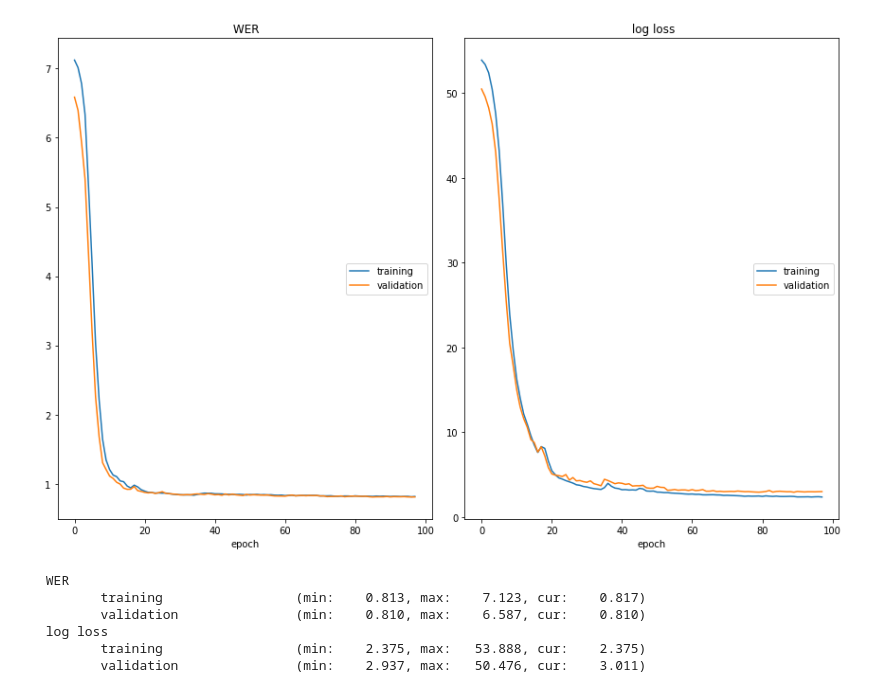
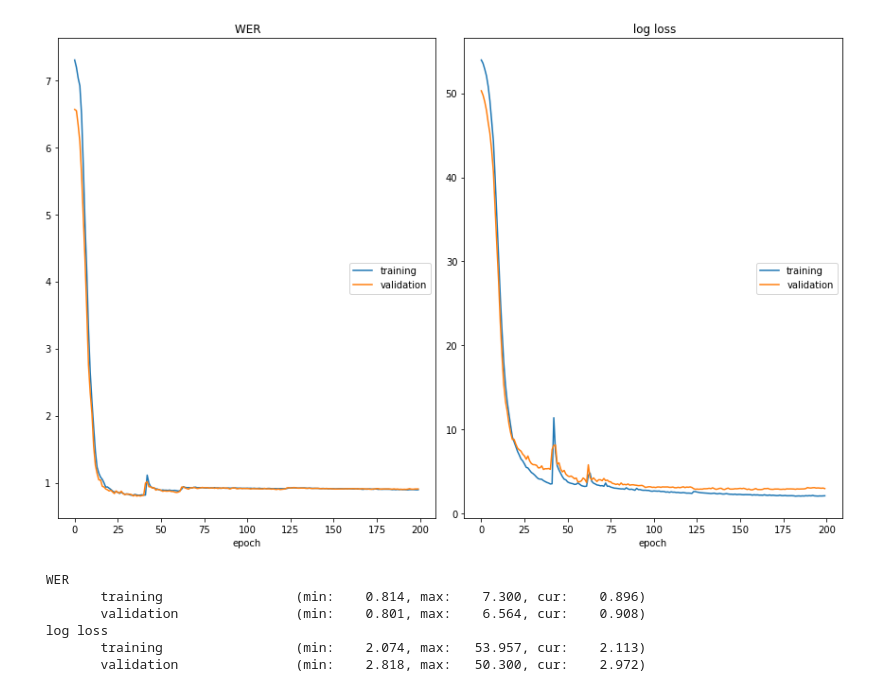
Before and after one commit to discort/chord-recognition, a Jupyter notebook: experiments/experiment6_3.ipynb, the cells around one changed output. Drawn from its saved outputs; the diff is of its cells as text; code cells hidden in the pictures.

```diff
--- a/experiments/experiment6_3.ipynb
+++ b/experiments/experiment6_3.ipynb
@@ -104,41 +104,41 @@ model = deep_harmony(
     n_rnn_layers=3,
     cnn_kwargs=dict(n_cnn_layers=3, block_depth=2, nonlinearity=nn.ReLU))
 
 if torch.cuda.is_available():
     model.cuda()
 
 learning_rate = 1e-3
-epochs=100
+epochs=200
 weight_decay = 0
 optimizer = optim.AdamW(
     model.parameters(),
     lr=learning_rate,
     betas=(0.9, 0.999),
     weight_decay=weight_decay)
 scheduler = optim.lr_scheduler.OneCycleLR(
     optimizer=optimizer,
     max_lr=1e-3,
     steps_per_epoch=len(loader_train),
     epochs=epochs,
     anneal_strategy='linear',
 )
 
 solver = Solver(
     model=model,
     optimizer=optimizer,
     dataloaders=dataloaders,
     scheduler=scheduler,
     trained_model_name="deep_harmony_exp6_3.pth",
     epochs=epochs)
 solver.train()
 # %% [output]
-[figure, old version]
+[figure, new version]
  WER
-        training                 (min:    0.813, max:    7.123, cur:    0.817)
-        validation               (min:    0.810, max:    6.587, cur:    0.810)
+        training                 (min:    0.814, max:    7.300, cur:    0.896)
+        validation               (min:    0.801, max:    6.564, cur:    0.908)
  log loss
-        training                 (min:    2.375, max:   53.888, cur:    2.375)
-        validation               (min:    2.937, max:   50.476, cur:    3.011)
+        training                 (min:    2.074, max:   53.957, cur:    2.113)
+        validation               (min:    2.818, max:   50.300, cur:    2.972)
 # %%
 # Evaluate exp model
 # %%
```
Also changed, not shown: 1 other file.
